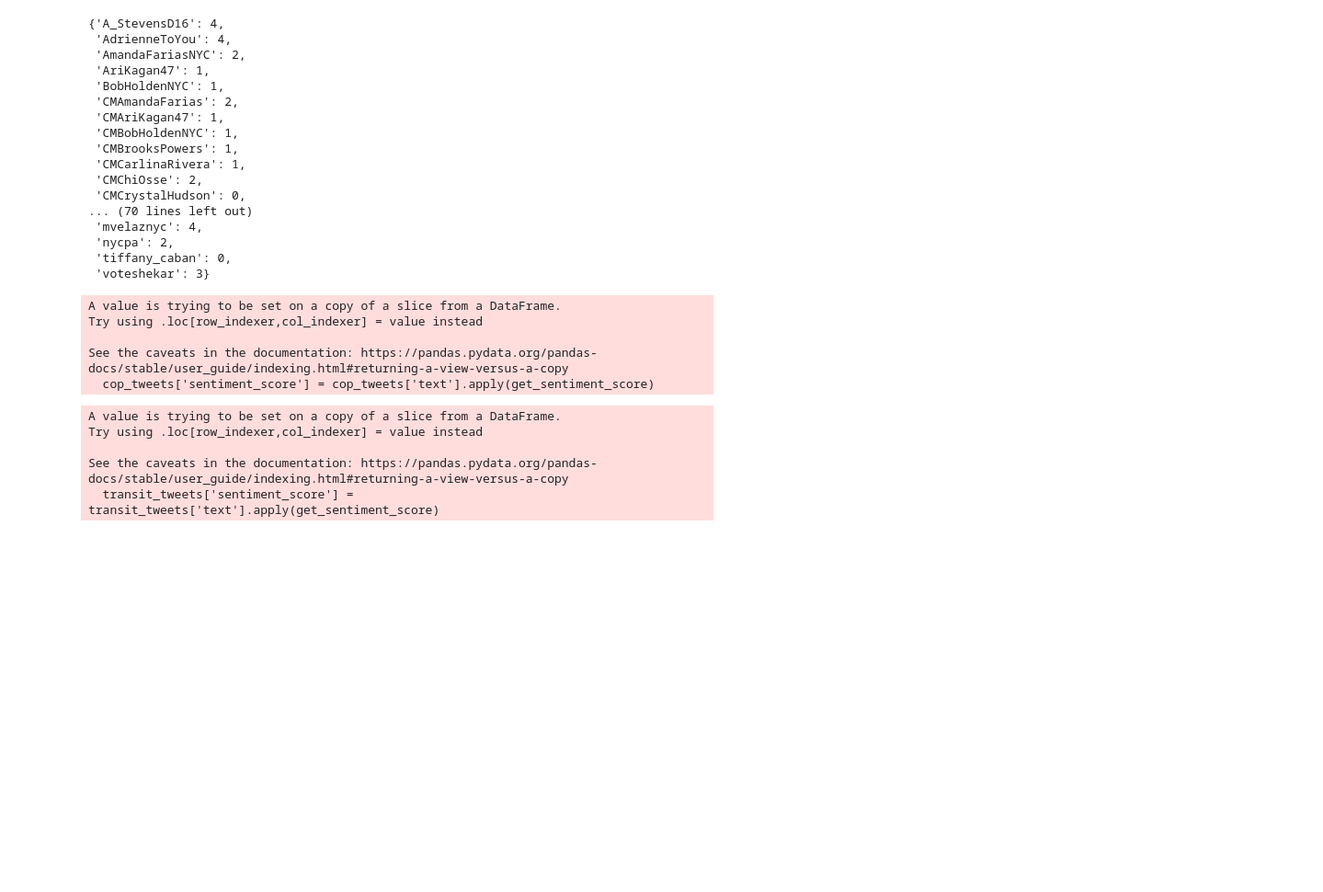
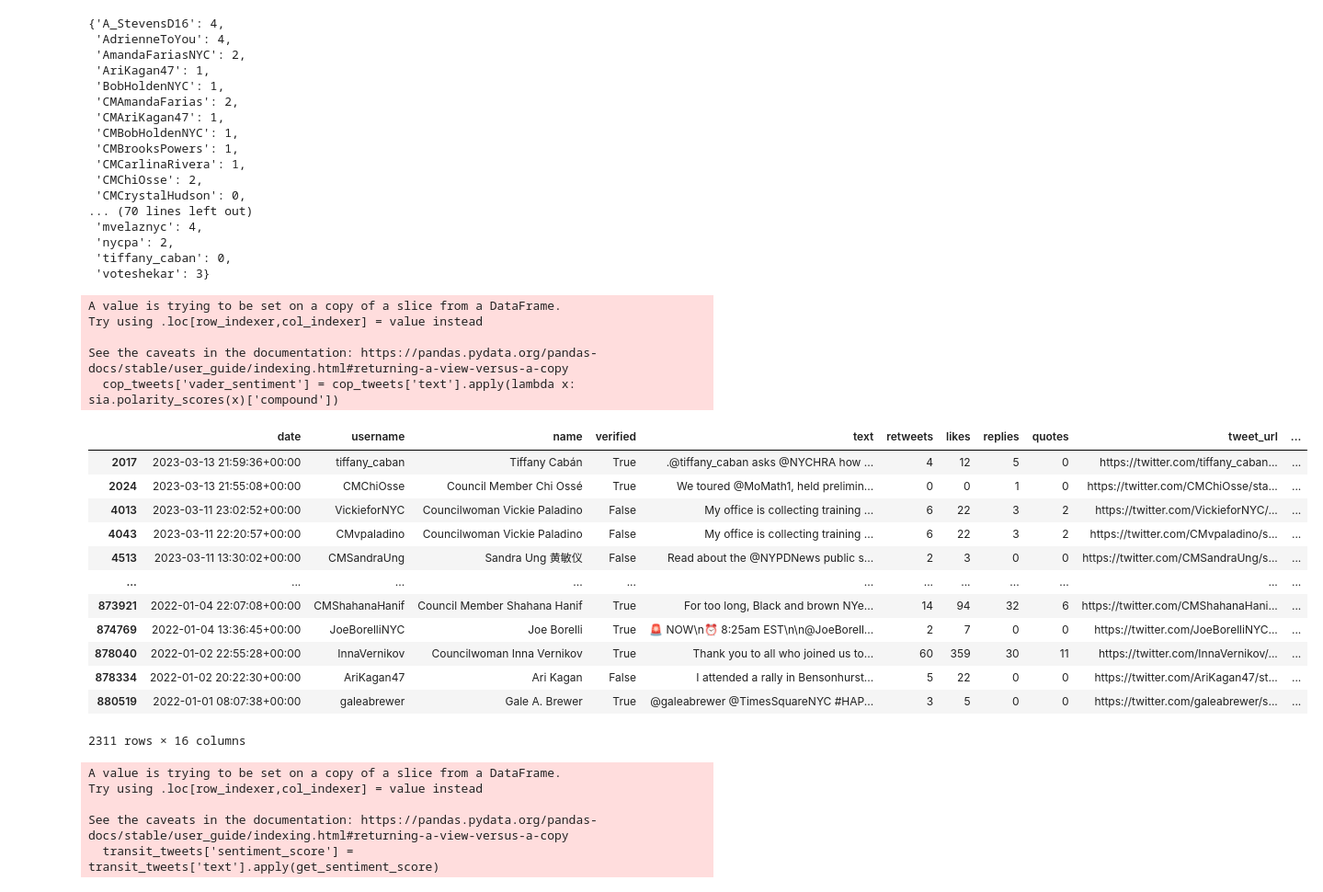
Before and after one commit to SamTGoodson/citycouncil_tweets, a Jupyter notebook: notebooks/cc_sentiment.ipynb, the cells around one changed output. Shown: that part at 92% size. Saved outputs shown, nothing was run; the diff lists cells and outputs as text; code cells hidden in the pictures; blank space fills up the shorter version.

```diff
--- a/notebooks/cc_sentiment.ipynb
+++ b/notebooks/cc_sentiment.ipynb
@@ -62,4 +60,4 @@ FileNotFoundError: [Errno 2] No such file or directory: 'cc_tweets1.csv'
 # %%
-cc_df2 = pd.read_csv('cc_tweets2.csv')
+cc_df2 = pd.read_csv('../data/cc_tweets2.csv')
 # %%
 cc_df = pd.concat([cc_df1,cc_df2])
@@ -159,0 +162,4 @@ cc_only = cc_df[cc_df['username'].isin(current_cc)]
+# %%
+#find date range of cc_only
+cc_only['date'] = pd.to_datetime(cc_only['date'])
+cc_only['date'].min(), cc_only['date'].max()
@@ -236,6 +250,9 @@ user_topics
  'nycpa': 2,
  'tiffany_caban': 0,
  'voteshekar': 3}
+# %%
+from vaderSentiment.vaderSentiment import SentimentIntensityAnalyzer
+sia = SentimentIntensityAnalyzer()
 # %%
 def get_sentiment_score(text):
     blob = TextBlob(text)
@@ -250,11 +267,11 @@ unions = ['dc37','1199seiou']
 # %%
 cop_tweets = cc_only[cc_only['text'].str.contains('|'.join(cop_words), case=False)]
 # %%
-cop_tweets['sentiment_score'] = cop_tweets['text'].apply(get_sentiment_score)
+cop_tweets['vader_sentiment'] = cop_tweets['text'].apply(lambda x: sia.polarity_scores(x)['compound'])
 # %% [output]
 A value is trying to be set on a copy of a slice from a DataFrame.
 Try using .loc[row_indexer,col_indexer] = value instead
 
 See the caveats in the documentation: https://pandas.pydata.org/pandas-docs/stable/user_guide/indexing.html#returning-a-view-versus-a-copy
-  cop_tweets['sentiment_score'] = cop_tweets['text'].apply(get_sentiment_score)
+  cop_tweets['vader_sentiment'] = cop_tweets['text'].apply(lambda x: sia.polarity_scores(x)['compound'])
 # %%
@@ -262,3 +279,19 @@ cop_username = cop_tweets.groupby('username')['sentiment_score'].mean()
+# %%
+cop_tweets
+# %% [output]
+|  | date | username | name | verified | text | retweets | likes | replies | quotes | tweet_url | ... |
+| 2017 | 2023-03-13 21:59:36+00:00 | tiffany_caban | Tiffany Cabán | True | .@tiffany_caban asks @NYCHRA how ... | 4 | 12 | 5 | 0 | https://twitter.com/tiffany_caban... | ... |
+| 2024 | 2023-03-13 21:55:08+00:00 | CMChiOsse | Council Member Chi Ossé | True | We toured @MoMath1, held prelimin... | 0 | 0 | 1 | 0 | https://twitter.com/CMChiOsse/sta... | ... |
+| 4013 | 2023-03-11 23:02:52+00:00 | VickieforNYC | Councilwoman Vickie Paladino | False | My office is collecting training ... | 6 | 22 | 3 | 2 | https://twitter.com/VickieforNYC/... | ... |
+| 4043 | 2023-03-11 22:20:57+00:00 | CMvpaladino | Councilwoman Vickie Paladino | False | My office is collecting training ... | 6 | 22 | 3 | 2 | https://twitter.com/CMvpaladino/s... | ... |
+| 4513 | 2023-03-11 13:30:02+00:00 | CMSandraUng | Sandra Ung 黄敏仪 | False | Read about the @NYPDNews public s... | 2 | 3 | 0 | 0 | https://twitter.com/CMSandraUng/s... | ... |
+| ... | ... | ... | ... | ... | ... | ... | ... | ... | ... | ... | ... |
+| 873921 | 2022-01-04 22:07:08+00:00 | CMShahanaHanif | Council Member Shahana Hanif | True | For too long, Black and brown NYe... | 14 | 94 | 32 | 6 | https://twitter.com/CMShahanaHani... | ... |
+| 874769 | 2022-01-04 13:36:45+00:00 | JoeBorelliNYC | Joe Borelli | True | 🚨 NOW\n⏰ 8:25am EST\n\n@JoeBorell... | 2 | 7 | 0 | 0 | https://twitter.com/JoeBorelliNYC... | ... |
+| 878040 | 2022-01-02 22:55:28+00:00 | InnaVernikov | Councilwoman Inna Vernikov | True | Thank you to all who joined us to... | 60 | 359 | 30 | 11 | https://twitter.com/InnaVernikov/... | ... |
+| 878334 | 2022-01-02 20:22:30+00:00 | AriKagan47 | Ari Kagan | False | I attended a rally in Bensonhurst... | 5 | 22 | 0 | 0 | https://twitter.com/AriKagan47/st... | ... |
+| 880519 | 2022-01-01 08:07:38+00:00 | galeabrewer | Gale A. Brewer | True | @galeabrewer @TimesSquareNYC #HAP... | 3 | 5 | 0 | 0 | https://twitter.com/galeabrewer/s... | ... |
+2311 rows × 16 columns
 # %%
 transit_tweets = cc_only[cc_only['text'].str.contains('|'.join(transit_words), case=False)]
 transit_tweets['sentiment_score'] = transit_tweets['text'].apply(get_sentiment_score)
```
Also changed, not shown: parts of 5 cells of this notebook, 15 other files.
